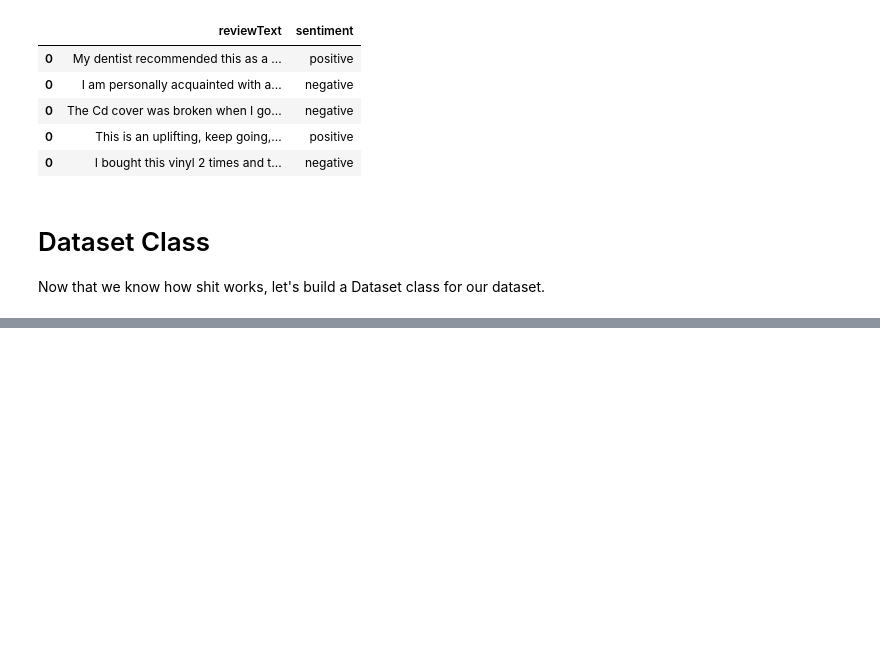
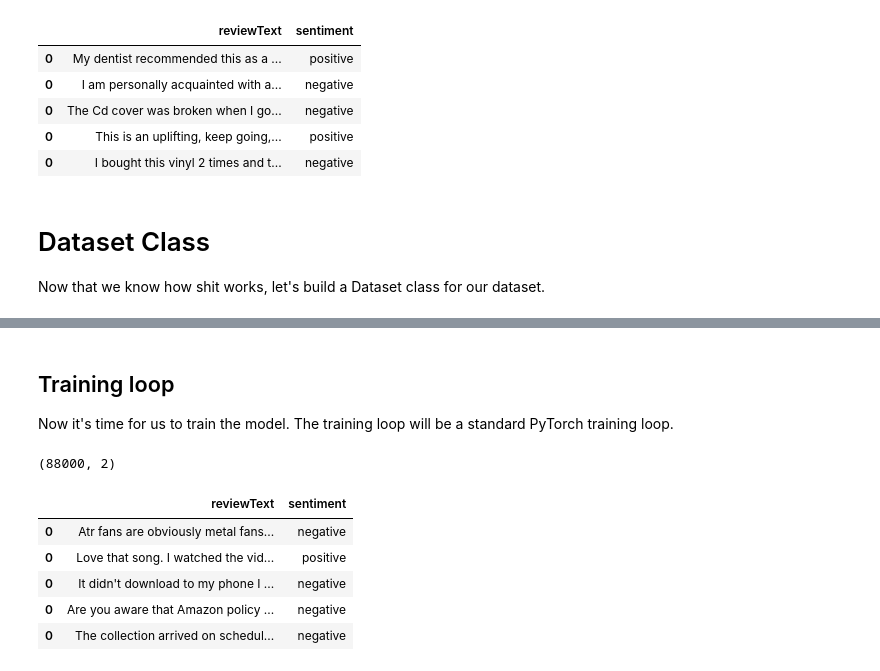
Before and after one commit to hugzito/2nd_year_project_group13, a Jupyter notebook: phase_3/Aids.ipynb, the cells around one changed output, grey strips where cells are left out. Saved outputs shown, nothing was run; the diff lists cells and outputs as text; code cells hidden in the pictures; blank space fills up the shorter version.

```diff
--- a/phase_3/Aids.ipynb
+++ b/phase_3/Aids.ipynb
@@ -227,0 +309,15 @@ class Dataset(torch.utils.data.Dataset):
+# %% [markdown]
+## Training loop
+
+Now it's time for us to train the model. The training loop will be a standard PyTorch training loop.
+# %%
+print(df_train.shape)
+df_train.head()
+# %% [output]
+(88000, 2)
+|  | reviewText | sentiment |
+| 0 | Atr fans are obviously metal fans... | negative |
+| 0 | Love that song. I watched the vid... | positive |
+| 0 | It didn't download to my phone I ... | negative |
+| 0 | Are you aware that Amazon policy ... | negative |
+| 0 | The collection arrived on schedul... | negative |
```
Also changed, not shown: parts of 10 cells of this notebook.
